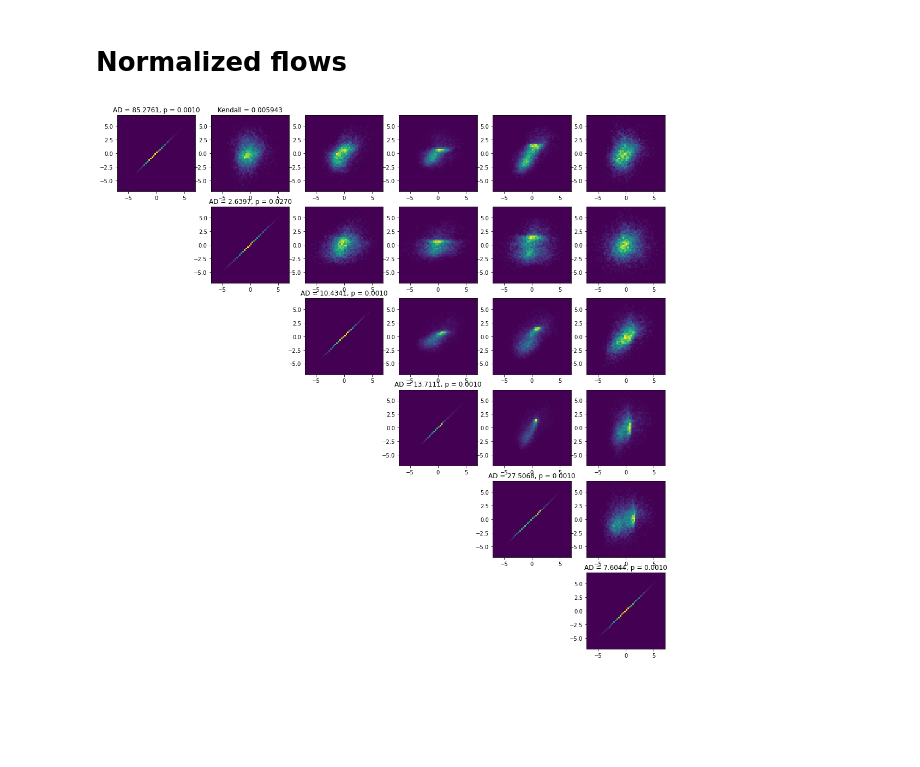
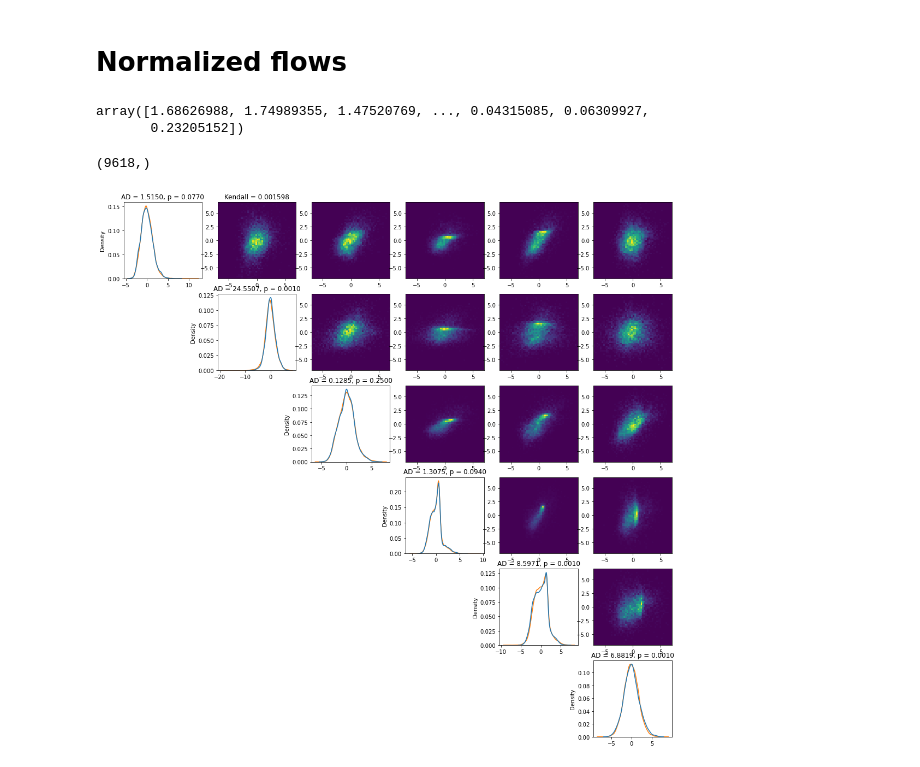
Before and after one commit to saschagaudlitz/Flash, a Jupyter notebook: nflows.ipynb, the cells around one changed output. Cells and saved outputs as stored; diff of their text form; code cells hidden in the pictures; blank space fills up the shorter version.

```diff
--- a/nflows.ipynb
+++ b/nflows.ipynb
@@ -42,8 +42,9 @@ fig, ax = plt.subplots(nrows=6, ncols=6, figsize=(18, 18))
 
 for i in range(6):
     for j in range(6):
-        if i <= j:
+        if i < j:
             ax[i][j].hist2d(df[f's{i+1}'], df[f's{j+1}'], bins=50, range=[[-7, 7], [-7, 7]])
-        else:
+        if i > j:
             fig.delaxes(ax[i][j])
+    sns.kdeplot(data=X_train[:, i], ax=ax[i][i], fill=True)
 # %% [output]
@@ -77,42 +78,55 @@ base_distribution = StandardNormal(shape=[X_train.shape[1]])
 # Combine into a flow.
 flow = flows.Flow(transform=transform, distribution=base_distribution)
 optimizer = optim.Adam(flow.parameters())
+# %%
+X_train[:, 0]
+# %% [output]
+array([1.68626988, 1.74989355, 1.47520769, ..., 0.04315085, 0.06309927,
+       0.23205152])
+# %%
+samples[:, 0].shape
+# %% [output]
+(9618,)
 # %%
-num_iter = 50000
+num_iter = 5000
 
 d_train = (X_train[:, None, :] > X_train[None, :, :]).prod(axis=2).mean(axis=1)
 d_train = np.sort(d_train)
 
 for batch_ndx in range(num_iter):
 
     sample = next(iter(train_loader))
     optimizer.zero_grad()
     loss = -flow.log_prob(inputs=sample[0]).mean()
     loss.backward()
     optimizer.step()
 
     if (batch_ndx) % 500 == 0:
 
-        clear_output(wait=True)
         samples = flow.sample(len(X_train)).detach().numpy()
+
+        # 2D-histograms
 
         d_sample = (samples[:, None, :] > samples[None, :, :]).prod(axis=2).mean(axis=1)
         d_sample = np.sort(d_sample)
         kendall_abs_error = np.abs(d_sample - d_train).mean()
 
         fig, ax = plt.subplots(nrows=X_train.shape[1], ncols=X_train.shape[1], figsize=(3 * X_train.shape[1], 3 * X_train.shape[1]))
         for i in range(samples.shape[1]):
             for j in range(samples.shape[1]):
-                if i <= j:
+                if i < j:
                     ax[i][j].hist2d(samples[:, i], samples[:, j], bins=50, range=[[-7, 7], [-7, 7]])
-                else:
+                if i > j:
                     fig.delaxes(ax[i][j])
 
             result = anderson_ksamp([samples[:, i], X_train[:, i]])
-            result.significance_level
             ax[i][i].set_title(f"AD = {result.statistic:.4f}, p = {result.significance_level:.4f}")
+            sns.kdeplot(data=pd.DataFrame(np.array([X_train[:, i], samples[:, i]]).T, columns=['test', 'sampled']), ax=ax[i][i])
+            ax[i][i].get_legend().remove()
 
         ax[0][1].set_title(f"Kendall = {kendall_abs_error:.6f}")
+
+        clear_output(wait=True)
         plt.show()
 # %% [output]
-[figure, old version]
+[figure, new version]
```
Also changed, not shown: parts of 1 cell of this notebook.
